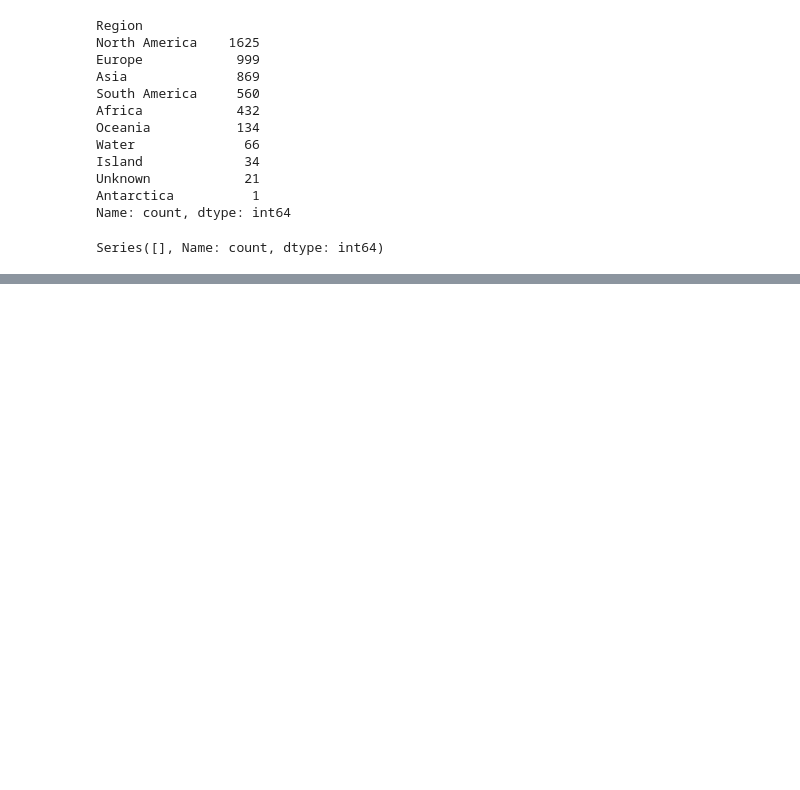
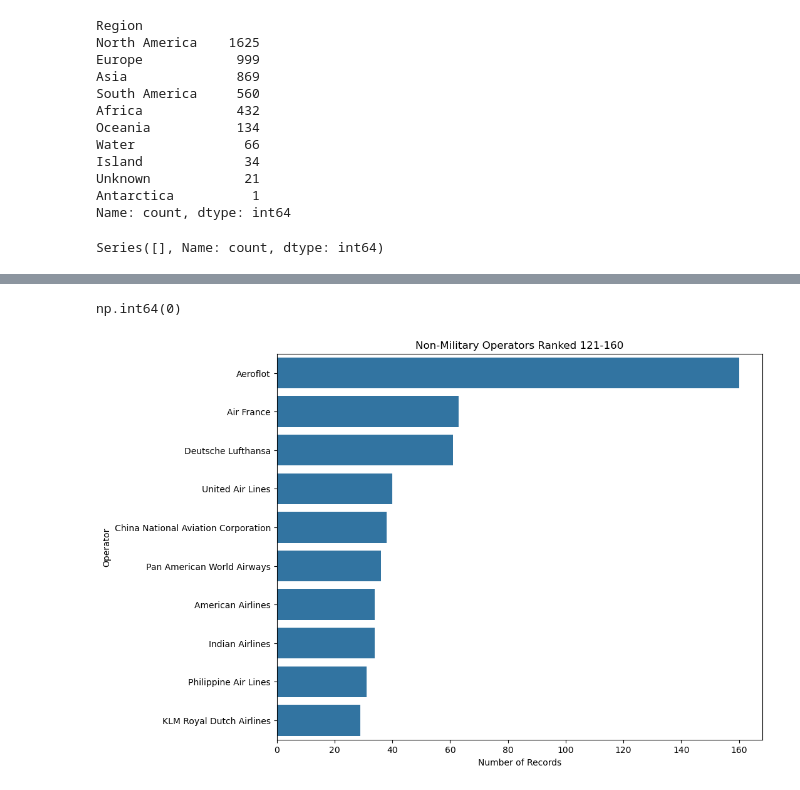
Before and after one commit to tomwillhughes/ML_project, a Jupyter notebook: Notebooks/Airplane_Crash_Prediction.ipynb, the cells around one changed output, grey strips where cells are left out. Saved outputs shown, nothing was run; the diff lists cells and outputs as text; code cells hidden in the pictures; blank space fills up the shorter version.

```diff
--- a/Notebooks/Airplane_Crash_Prediction.ipynb
+++ b/Notebooks/Airplane_Crash_Prediction.ipynb
@@ -913,0 +1020,26 @@ Series([], Name: count, dtype: int64)
+# %%
+# check nulls have become zero
+df['Operator_Type'].isna().sum()
+# %% [output]
+np.int64(0)
+# %%
+# graph to show counts of each category
+ops = (
+    df.loc[df["Operator_Type"] == "Commercial", "Operator"]
+      .value_counts()
+      .iloc[0:10]
+)
+
+plt.figure(figsize=(10,8))
+sns.barplot(
+    x=ops.values,
+    y=ops.index
+)
+
+plt.title("Non-Military Operators Ranked 121-160")
+plt.xlabel("Number of Records")
+plt.ylabel("Operator")
+
+plt.show()
+# %% [output]
+[figure, added]
```
Also changed, not shown: parts of 45 cells of this notebook.
